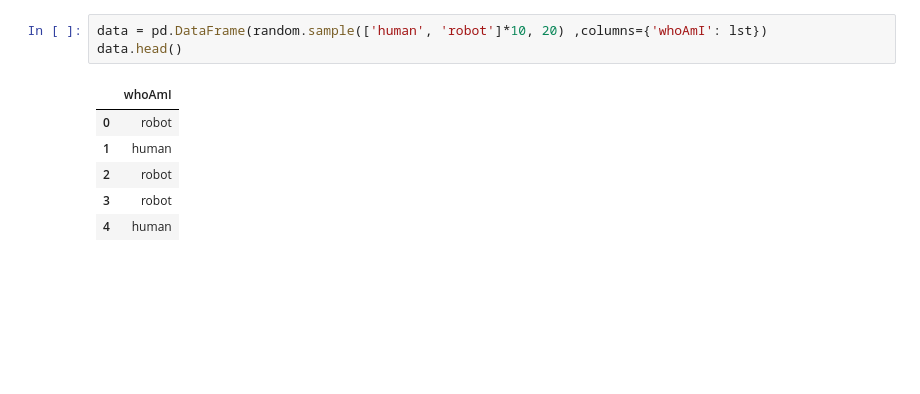
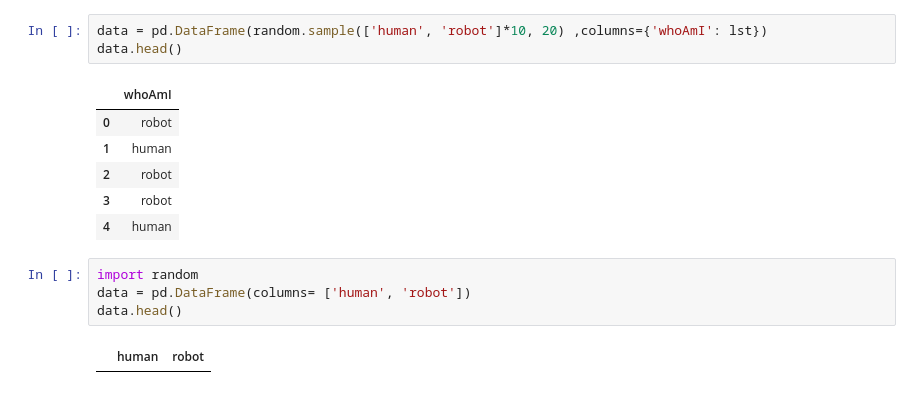
Before and after one commit to VitaliiKisin/Final-project-1, a Jupyter notebook: Кодировка_категорий.ipynb, the cells around one changed output. Drawn from its saved outputs; the diff is of its cells as text; blank space fills up the shorter version.

```diff
--- a/Кодировка_категорий.ipynb
+++ b/Кодировка_категорий.ipynb
@@ -63,3 +63,9 @@ data.head()
 | 2 | robot |
 | 3 | robot |
 | 4 | human |
+# %%
+import random
+data = pd.DataFrame(columns= ['human', 'robot'])
+data.head()
+# %% [output]
+|  | human | robot |
```
